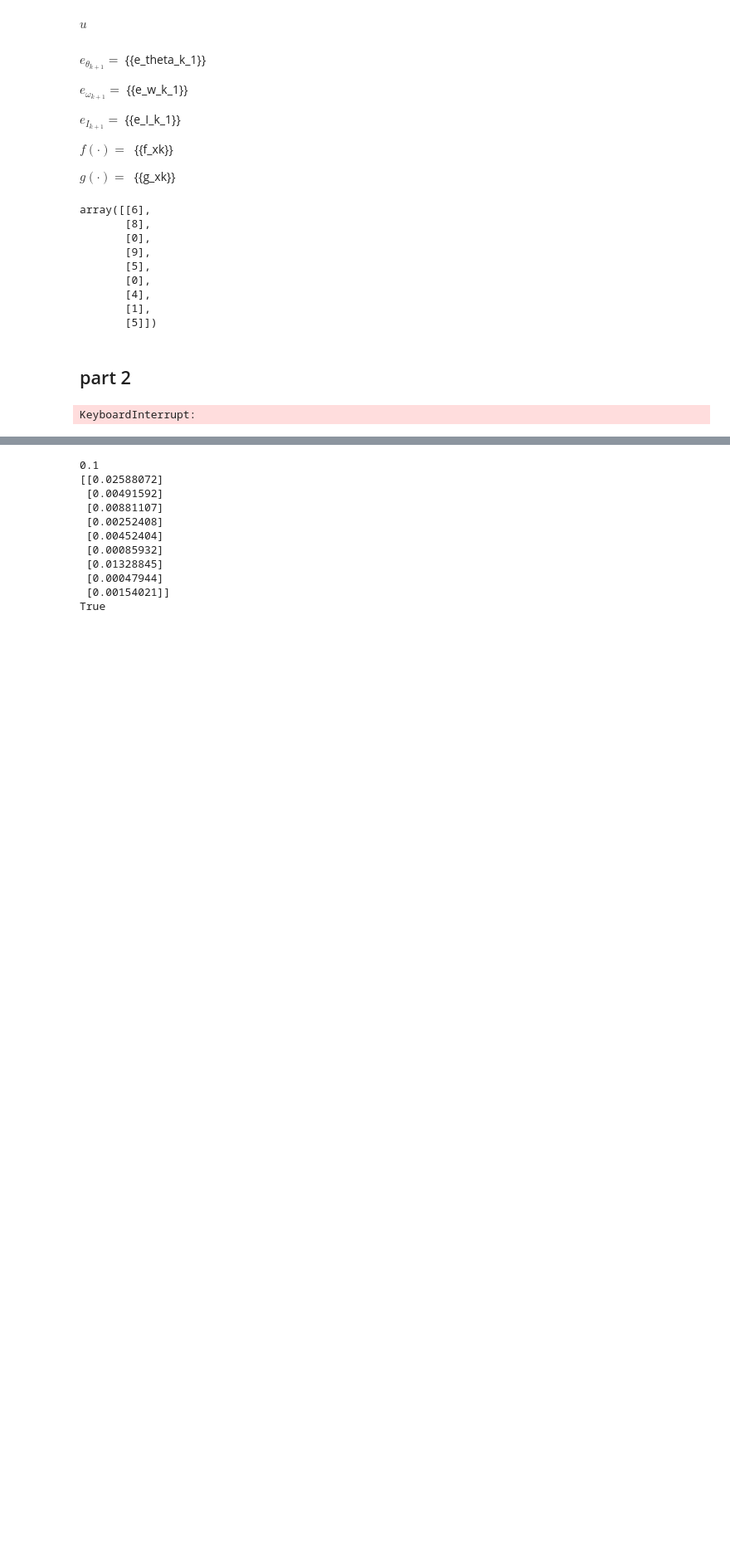
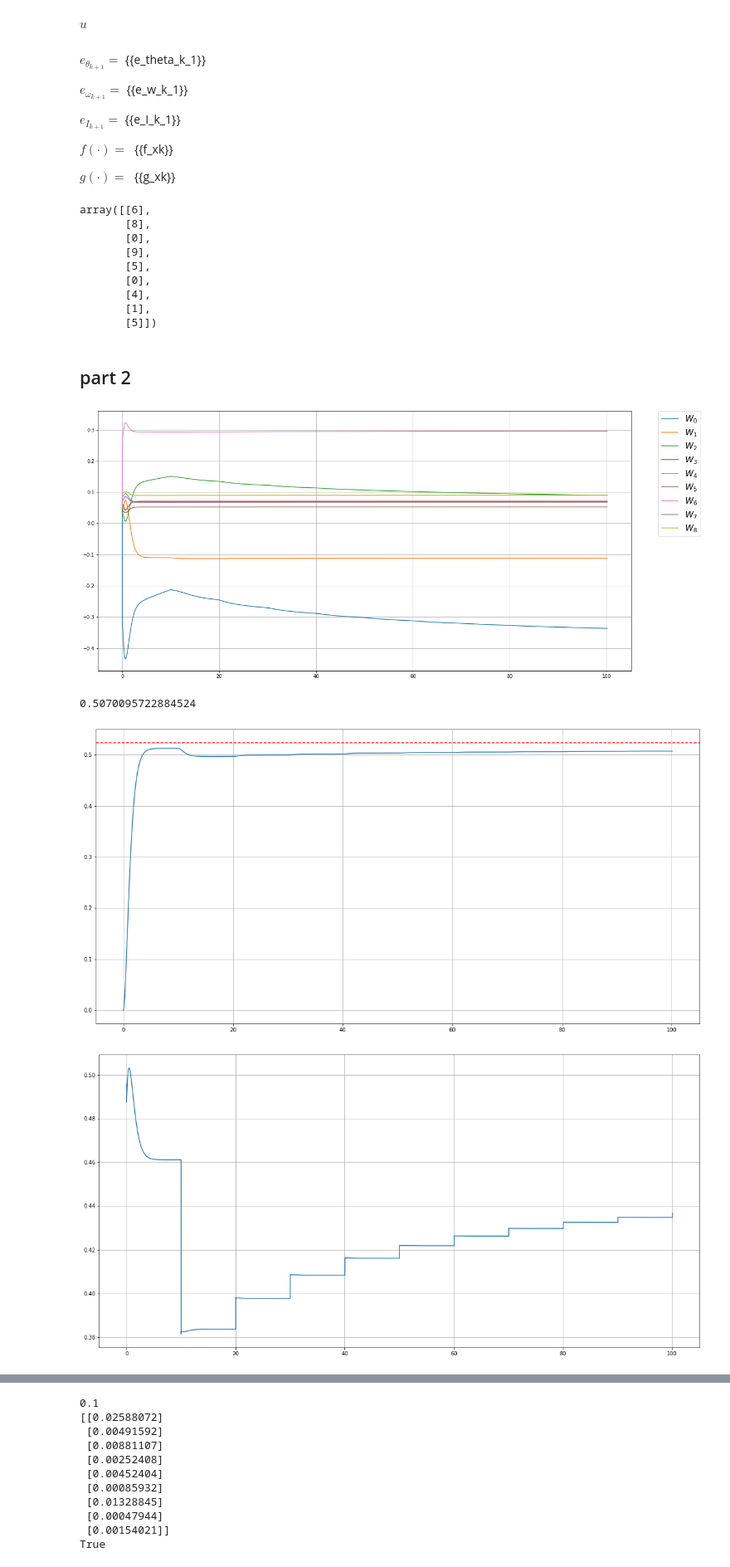
Before and after one commit to cplan082-tech/Adaptive_Control, a Jupyter notebook: assignments/final/Plante_Clive_final.ipynb, the cells around one changed output, grey strips where cells are left out. Shown at 83% size. Cells and saved outputs as stored; diff of their text form; code cells hidden in the pictures; blank space fills up the shorter version.

```diff
--- a/assignments/final/Plante_Clive_final.ipynb
+++ b/assignments/final/Plante_Clive_final.ipynb
@@ -160,9 +160,9 @@ q = np.array([[1, 0, 0],
             [0, 1, 0],
              [0, 0, 1]])
 
-# W0 = np.random.randint(0,10,(1, NL)).T
+W0 = np.random.uniform(0,0.1,(1, NL)).T
 # W0 = np.array([6, 8, 0, 9, 5, 0, 4, 1, 5]).reshape(-1,1)
-W0 = np.array([5]*NL).reshape(-1,1)
+# W0 = np.array([1]*NL).reshape(-1,1)
 W = [W0]
 
 xk = [np.array([e_theta0, e_w0, e_I0]).reshape(-1,1)]
@@ -180,17 +180,15 @@ del_phi_func = sp.lambdify([e_theta, e_w, e_I], del_phi)
 lst_phi = [phi_func(*xk[-1].T.tolist()[0])]
 lst_u = [float((-gamma/(2*R)*g_xk_subd.T@del_phi_func(*xk[-1].T.tolist()[0])@W[-1]).reshape(()))]
 
-stop_time = 20 # in seconds
+stop_time = 100 # in seconds
 cycles = int(stop_time//Ts)
 cnt_limit = 1000
-eps = 1e-1
+eps = 1e-6
 
 t = [0]
 k = 0
-Wji = 0
+Wji = np.array([0]*NL).reshape(-1,1)
 while (k < cycles):
-#     print(cnt)
-#     input("halt")
     Wj_idx = k
     k+=1
     t.append(k*Ts)
@@ -201,44 +199,48 @@ while (k < cycles):
 
     lst_phi.append(phi_func(*xk[-1].T.tolist()[0]))
 
     rk = (xk[-2].T@q@xk[-2]).reshape(()) + R*lst_u[-1]**2 + gamma*lst_phi[-1]@W[-1]
 
     cnt = 0
-    while (~(abs(Wji - W[-1]) < eps).all() & cnt < cnt_limit):
-#         print("\n")
-#         print(f" W[-1]: {W[-1]}")
-#         print(f" Wji: {Wji}")
-#         print(f"Phi: {Phi}")
-#         input("halt")
+    while (~(abs(Wji - W[-1]) < eps).all() & (cnt < cnt_limit)):
         Wji = W[-1]
-        try:
-            W.append(Wji - alpha*Phi*(Phi.T@Wji - rk))
-        except RuntimeWarning:
-            print("hit")
-            print(cnt)
+        W.append(Wji - alpha*Phi*(Phi.T@Wji - rk))
         xk.append(f_xk_func(*xk[-1].T.tolist()[0]) + g_xk_subd*lst_u[-1]) # Measurment
         k+=1
         t.append(k*Ts)
         lst_u.append(float((-gamma/(2*R)*g_xk_subd.T@del_phi_func(*xk[-1].T.tolist()[0])@W[Wj_idx]).reshape(())))
         Phi = lst_phi[-1].T # phi(x_k) (column vec)
         lst_phi.append(phi_func(*xk[-1].T.tolist()[0]))
         rk = (xk[-2].T@q@xk[-2]).reshape(()) + R*lst_u[-1]**2 + gamma*lst_phi[-1]@W[Wj_idx]
         cnt+=1
 
+    W.append(W[-1])
     lst_u.append(float((-gamma/(2*R)*g_xk_subd.T@del_phi_func(*xk[-1].T.tolist()[0])@W[-1]).reshape(())))
-    print((abs(Wji - W[-1]) > eps).all())
 
 
 for j in range(NL):
-    plt.plot(t[0:2001], [float((W[i][j]).reshape(())) for i in range(len(W))])
+    plt.plot(t, [float((W[i][j]).reshape(())) for i in range(len(W))])
 
 
 plt.grid()
 plt.legend(bbox_to_anchor=(1.05, 1),
                loc=2,
                borderaxespad=0,
                labels=[f"$W_{i}$" for i in range(NL)],
                fontsize='xx-large')
 plt.show()
+
+theta = [(float(xk[i][0]) + theta_d_val) for i in range(len(xk))]
+display(theta[-1])
+plt.grid()
+plt.axhline(y=theta_d_val, color='r', linestyle='--')
+plt.plot(t, theta)
+plt.show()
+
+plt.plot(t, lst_u+E_bar)
+plt.grid()
 # %% [output]
+[figure, added]
-KeyboardInterrupt:
+0.5070095722884524
+[figure, added]
+[figure, added]
```
Also changed, not shown: parts of 3 cells of this notebook.
